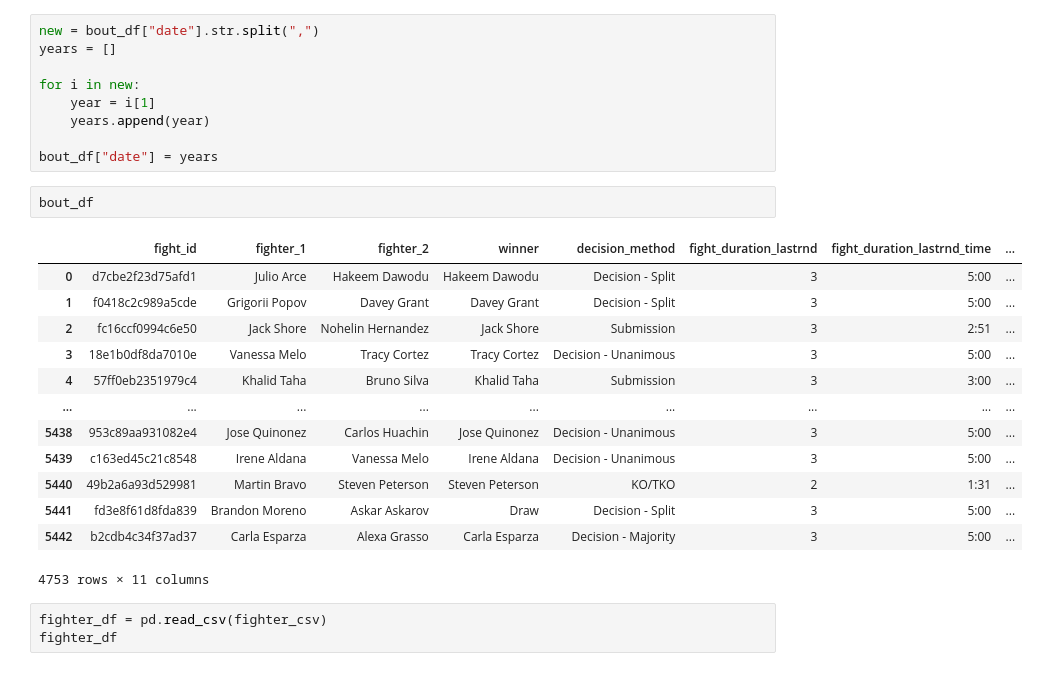
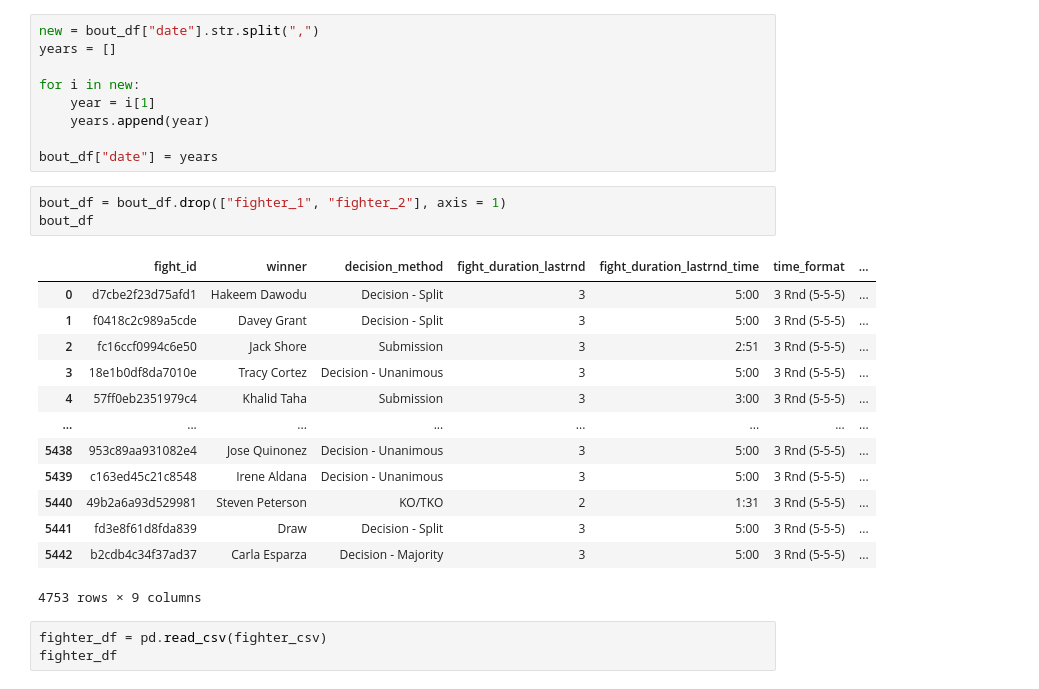
Before and after one commit to cjdance/final_project, a Jupyter notebook: data_clean_up.ipynb, the cells around one changed output. Saved outputs shown, nothing was run; the diff lists cells and outputs as text.

```diff
--- a/data_clean_up.ipynb
+++ b/data_clean_up.ipynb
@@ -93,21 +93,22 @@ for i in new:
 
 bout_df["date"] = years
 # %%
+bout_df = bout_df.drop(["fighter_1", "fighter_2"], axis = 1)
 bout_df
 # %% [output]
-|  | fight_id | fighter_1 | fighter_2 | winner | decision_method | fight_duration_lastrnd | fight_duration_lastrnd_time | ... |
-| 0 | d7cbe2f23d75afd1 | Julio Arce | Hakeem Dawodu | Hakeem Dawodu | Decision - Split | 3 | 5:00 | ... |
-| 1 | f0418c2c989a5cde | Grigorii Popov | Davey Grant | Davey Grant | Decision - Split | 3 | 5:00 | ... |
-| 2 | fc16ccf0994c6e50 | Jack Shore | Nohelin Hernandez | Jack Shore | Submission | 3 | 2:51 | ... |
-| 3 | 18e1b0df8da7010e | Vanessa Melo | Tracy Cortez | Tracy Cortez | Decision - Unanimous | 3 | 5:00 | ... |
-| 4 | 57ff0eb2351979c4 | Khalid Taha | Bruno Silva | Khalid Taha | Submission | 3 | 3:00 | ... |
-| ... | ... | ... | ... | ... | ... | ... | ... | ... |
-| 5438 | 953c89aa931082e4 | Jose Quinonez | Carlos Huachin | Jose Quinonez | Decision - Unanimous | 3 | 5:00 | ... |
-| 5439 | c163ed45c21c8548 | Irene Aldana | Vanessa Melo | Irene Aldana | Decision - Unanimous | 3 | 5:00 | ... |
-| 5440 | 49b2a6a93d529981 | Martin Bravo | Steven Peterson | Steven Peterson | KO/TKO | 2 | 1:31 | ... |
-| 5441 | fd3e8f61d8fda839 | Brandon Moreno | Askar Askarov | Draw | Decision - Split | 3 | 5:00 | ... |
-| 5442 | b2cdb4c34f37ad37 | Carla Esparza | Alexa Grasso | Carla Esparza | Decision - Majority | 3 | 5:00 | ... |
+|  | fight_id | winner | decision_method | fight_duration_lastrnd | fight_duration_lastrnd_time | time_format | ... |
+| 0 | d7cbe2f23d75afd1 | Hakeem Dawodu | Decision - Split | 3 | 5:00 | 3 Rnd (5-5-5) | ... |
+| 1 | f0418c2c989a5cde | Davey Grant | Decision - Split | 3 | 5:00 | 3 Rnd (5-5-5) | ... |
+| 2 | fc16ccf0994c6e50 | Jack Shore | Submission | 3 | 2:51 | 3 Rnd (5-5-5) | ... |
+| 3 | 18e1b0df8da7010e | Tracy Cortez | Decision - Unanimous | 3 | 5:00 | 3 Rnd (5-5-5) | ... |
+| 4 | 57ff0eb2351979c4 | Khalid Taha | Submission | 3 | 3:00 | 3 Rnd (5-5-5) | ... |
+| ... | ... | ... | ... | ... | ... | ... | ... |
+| 5438 | 953c89aa931082e4 | Jose Quinonez | Decision - Unanimous | 3 | 5:00 | 3 Rnd (5-5-5) | ... |
+| 5439 | c163ed45c21c8548 | Irene Aldana | Decision - Unanimous | 3 | 5:00 | 3 Rnd (5-5-5) | ... |
+| 5440 | 49b2a6a93d529981 | Steven Peterson | KO/TKO | 2 | 1:31 | 3 Rnd (5-5-5) | ... |
+| 5441 | fd3e8f61d8fda839 | Draw | Decision - Split | 3 | 5:00 | 3 Rnd (5-5-5) | ... |
+| 5442 | b2cdb4c34f37ad37 | Carla Esparza | Decision - Majority | 3 | 5:00 | 3 Rnd (5-5-5) | ... |
-4753 rows × 11 columns
+4753 rows × 9 columns
 # %%
 fighter_df = pd.read_csv(fighter_csv)
 fighter_df
```
Also changed, not shown: parts of 8 cells of this notebook.
